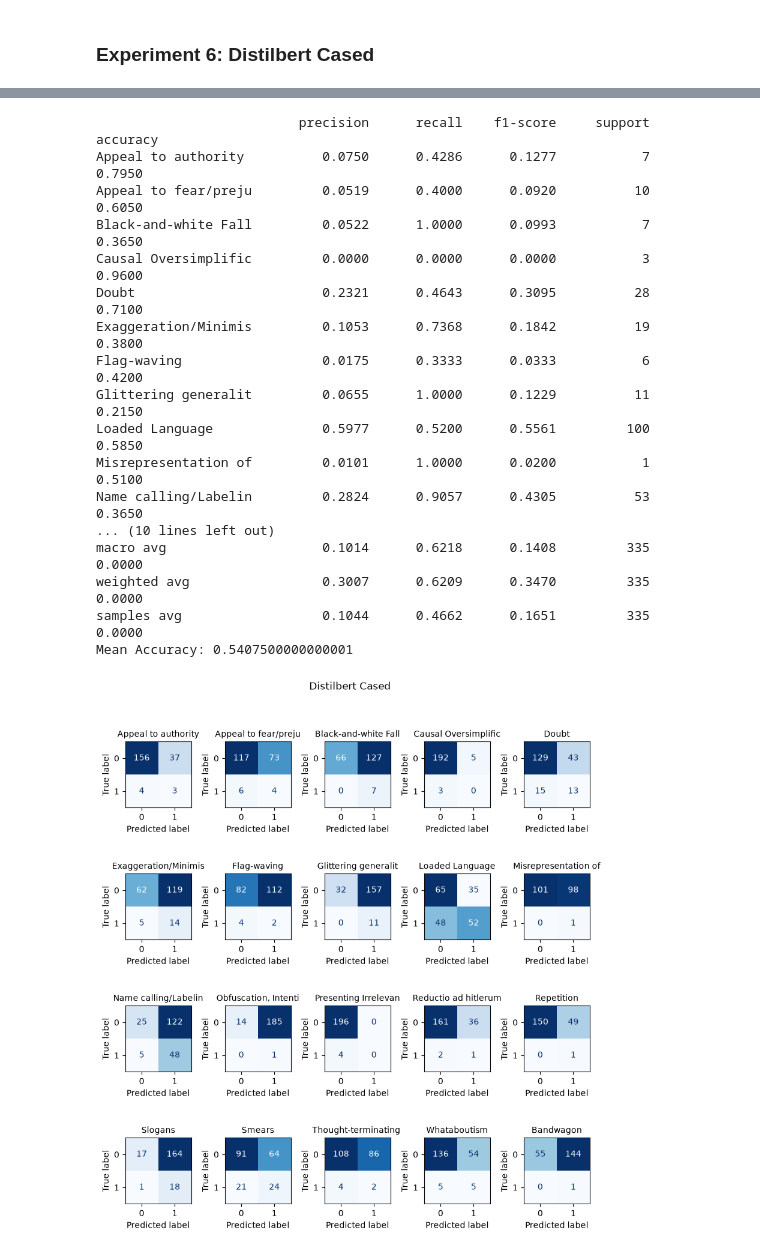
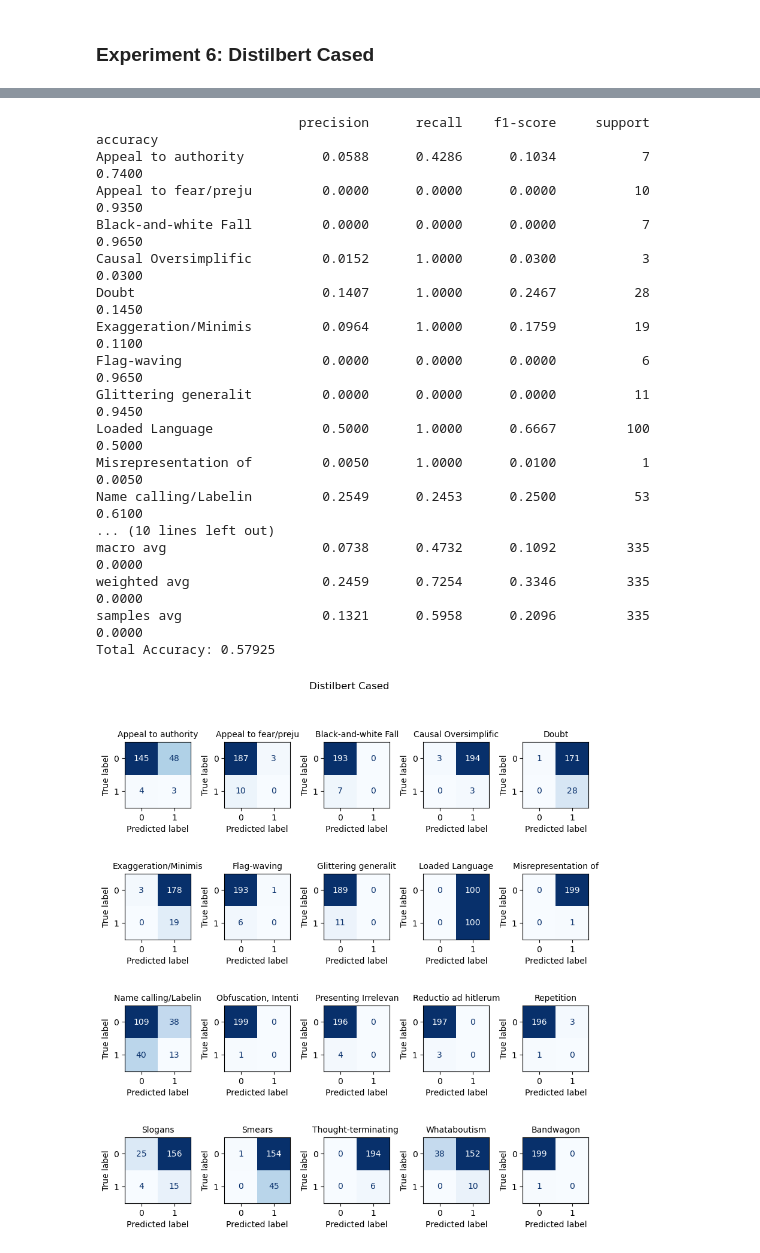
Before and after one commit to LoganJGunawan/DeepLearning2, a Jupyter notebook: main.ipynb, the cells around one changed output, grey strips where cells are left out. Cells and saved outputs as stored; diff of their text form; code cells hidden in the pictures.

```diff
--- a/main.ipynb
+++ b/main.ipynb
@@ -1544,24 +1579,24 @@ SyntaxError: unterminated string literal (detected at line 28) (3051160612.py, l
 # %%
-fig, report, accuracy = get_evaluation(distilbert_cased, task1_hf_cased_test_loader, "Distilbert Cased", True, 0.5)
+fig, report, accuracy = get_evaluation(distilbert_cased, task1_hf_cased_test_loader, "Distilbert Cased", True)
 
 view_report(report)
 print(f"Total Accuracy: {accuracy}")
 # %% [output]
                           precision      recall    f1-score     support    accuracy
-Appeal to authority          0.0750      0.4286      0.1277           7      0.7950
-Appeal to fear/preju         0.0519      0.4000      0.0920          10      0.6050
-Black-and-white Fall         0.0522      1.0000      0.0993           7      0.3650
-Causal Oversimplific         0.0000      0.0000      0.0000           3      0.9600
-Doubt                        0.2321      0.4643      0.3095          28      0.7100
-Exaggeration/Minimis         0.1053      0.7368      0.1842          19      0.3800
-Flag-waving                  0.0175      0.3333      0.0333           6      0.4200
-Glittering generalit         0.0655      1.0000      0.1229          11      0.2150
-Loaded Language              0.5977      0.5200      0.5561         100      0.5850
-Misrepresentation of         0.0101      1.0000      0.0200           1      0.5100
-Name calling/Labelin         0.2824      0.9057      0.4305          53      0.3650
+Appeal to authority          0.0588      0.4286      0.1034           7      0.7400
+Appeal to fear/preju         0.0000      0.0000      0.0000          10      0.9350
+Black-and-white Fall         0.0000      0.0000      0.0000           7      0.9650
+Causal Oversimplific         0.0152      1.0000      0.0300           3      0.0300
+Doubt                        0.1407      1.0000      0.2467          28      0.1450
+Exaggeration/Minimis         0.0964      1.0000      0.1759          19      0.1100
+Flag-waving                  0.0000      0.0000      0.0000           6      0.9650
+Glittering generalit         0.0000      0.0000      0.0000          11      0.9450
+Loaded Language              0.5000      1.0000      0.6667         100      0.5000
+Misrepresentation of         0.0050      1.0000      0.0100           1      0.0050
+Name calling/Labelin         0.2549      0.2453      0.2500          53      0.6100
 ... (10 lines left out)
-macro avg                    0.1014      0.6218      0.1408         335      0.0000
-weighted avg                 0.3007      0.6209      0.3470         335      0.0000
-samples avg                  0.1044      0.4662      0.1651         335      0.0000
-Mean Accuracy: 0.5407500000000001
+macro avg                    0.0738      0.4732      0.1092         335      0.0000
+weighted avg                 0.2459      0.7254      0.3346         335      0.0000
+samples avg                  0.1321      0.5958      0.2096         335      0.0000
+Total Accuracy: 0.57925
-[figure, old version]
+[figure, new version]
```
Also changed, not shown: parts of 21 cells of this notebook.
